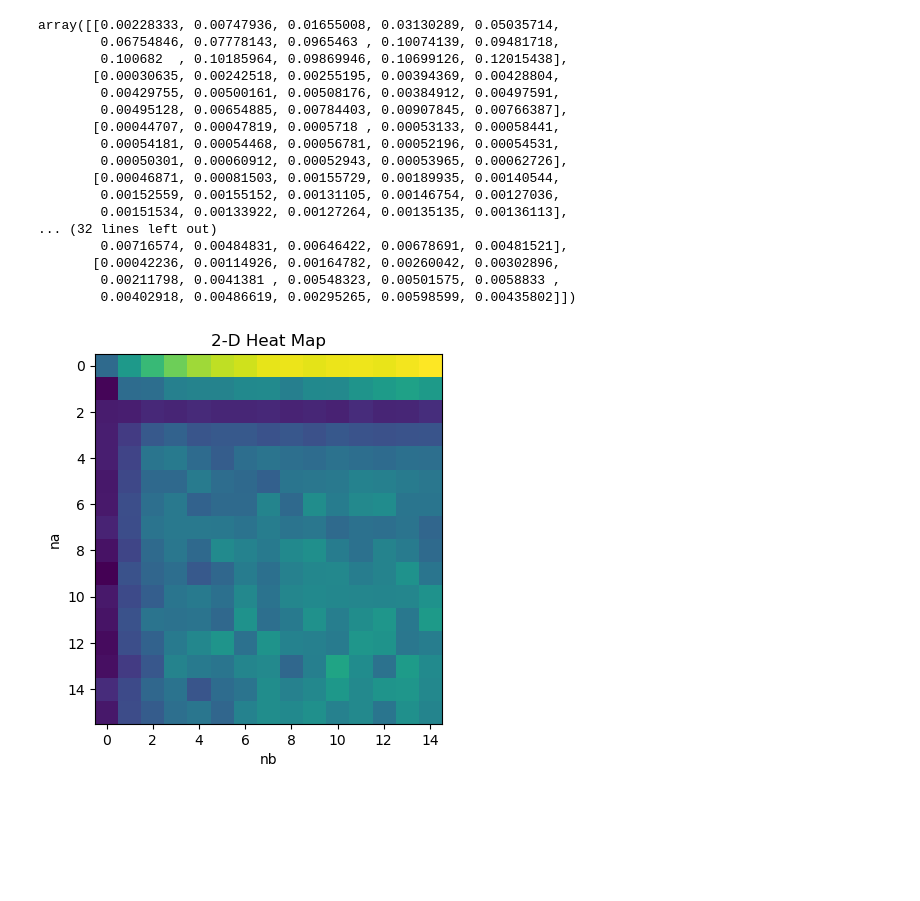
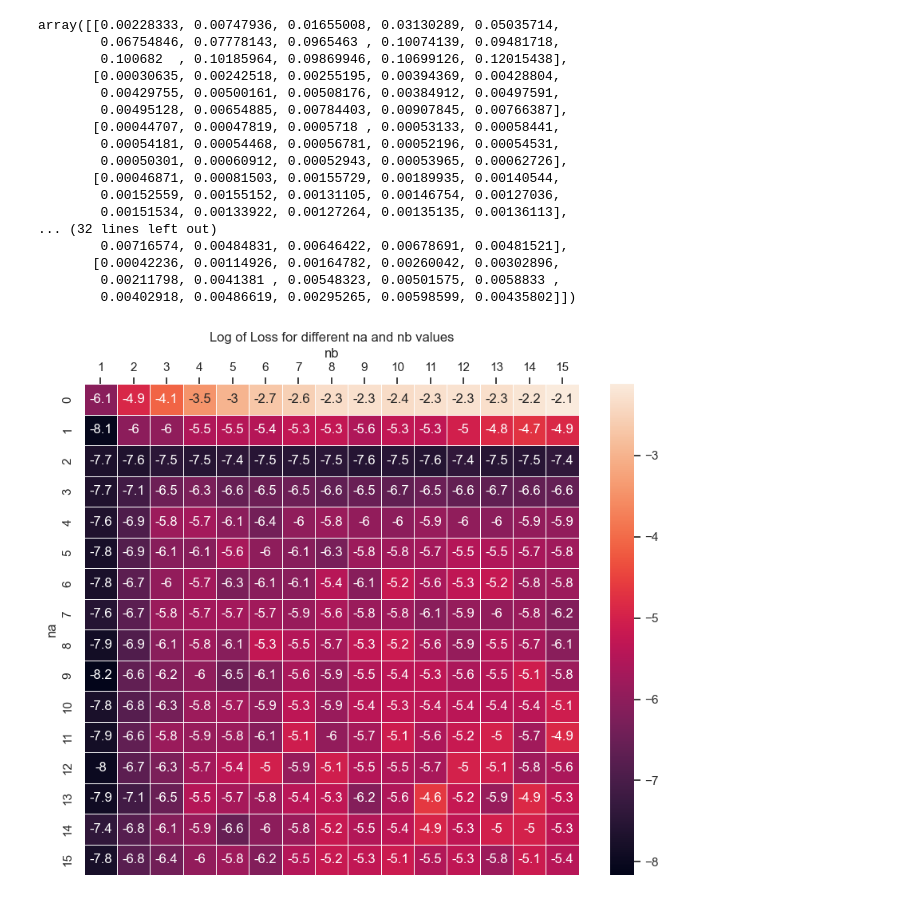
Before and after one commit to GerbenBeintema/gym-unbalanced-disk, a Jupyter notebook: OptimalNarx.ipynb, the cells around one changed output. Drawn from its saved outputs; the diff is of its cells as text; code cells hidden in the pictures; blank space fills up the shorter version.

```diff
--- a/OptimalNarx.ipynb
+++ b/OptimalNarx.ipynb
@@ -62,11 +62,3 @@ array([[0.00228333, 0.00747936, 0.01655008, 0.03130289, 0.05035714,
 #             best_na = na
 #             best_nb = nb
 #         store_loss[na, nb-1] = loss
-# %%
-plt.imshow(np.log(store_loss))
-plt.title( "2-D Heat Map" )
-plt.xlabel( "nb" )
-plt.ylabel( "na" )
-plt.show()
-# %% [output]
-[figure, removed]
@@ -73 +67,11 @@ plt.show()
+# %%
+sns.set(rc={'figure.figsize': (10, 8)})
+ax = sns.heatmap(np.log(store_loss), annot=True, linewidths=.5)
+ax.set(xlabel='nb', ylabel='na')
+ax.set_xticklabels(np.arange(1, 16))
+ax.set_title('Log of Loss for different na and nb values')
+ax.xaxis.set_ticks_position('top')
+ax.xaxis.set_label_position('top')
+# %% [output]
+[figure, added]
 # %%
```
Also changed, not shown: parts of 3 cells of this notebook.
